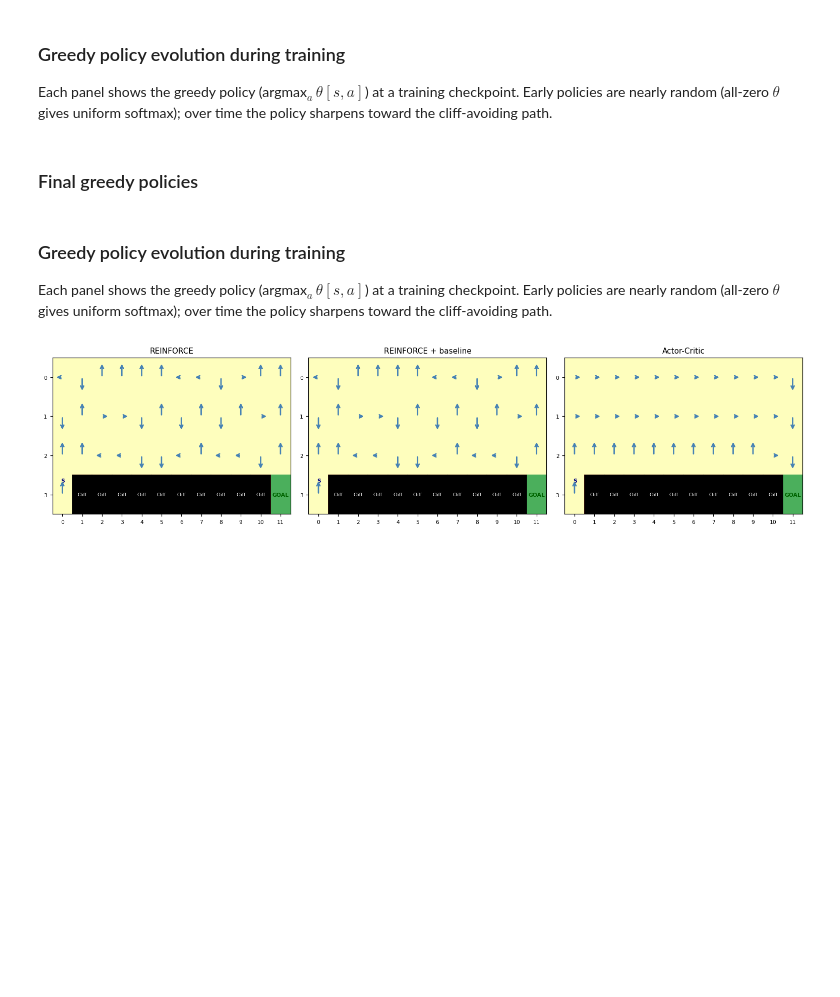
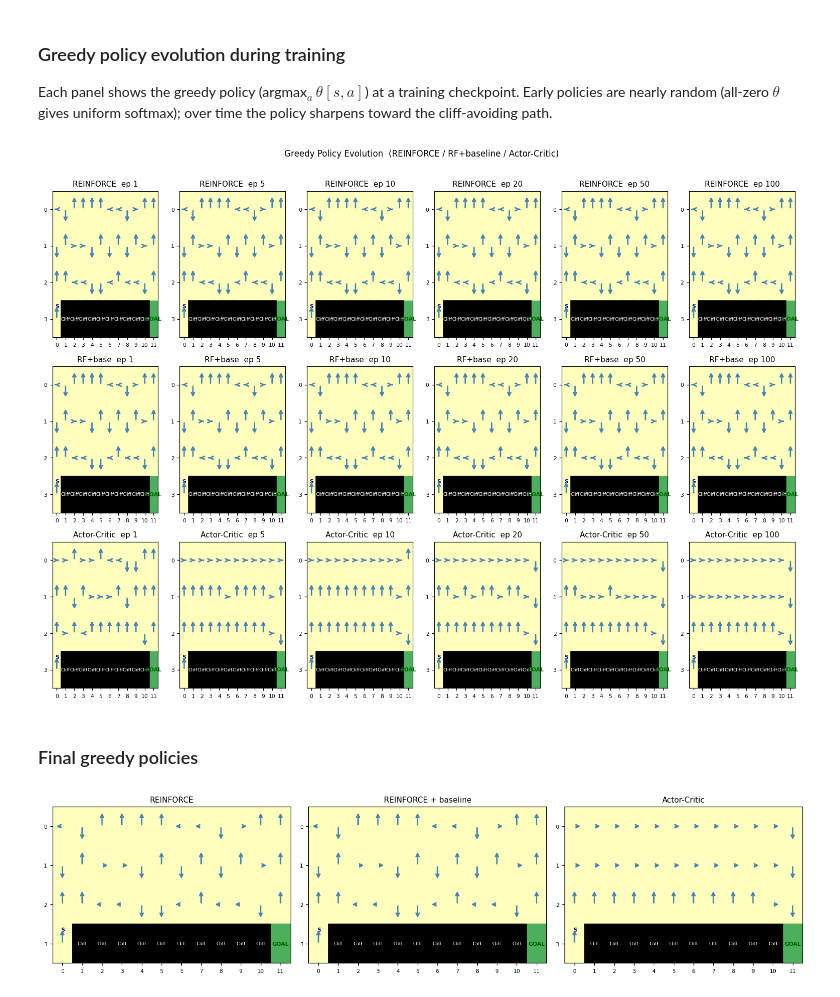
Before and after one commit to ShangtongZhang/CS4771-CS6771-Demo, a Jupyter notebook: cliff.ipynb, the cells around one changed output. Saved outputs shown, nothing was run; the diff lists cells and outputs as text; code cells hidden in the pictures; blank space fills up the shorter version.

```diff
--- a/cliff.ipynb
+++ b/cliff.ipynb
@@ -508,7 +508,7 @@ Running REINFORCE + baseline × 5 seeds …
 Running Actor-Critic × 5 seeds …
 # %%
 # Single-seed snapshot runs for policy evolution (same hyperparams as above)
-PG_SNAP_EPS = [100, 500, 1000, 2000, 5000]
+PG_SNAP_EPS = [1, 5, 10, 20, 50, 100]
 
 print('Running REINFORCE snapshots …')
 _, _, rf_pi_snap = reinforce_snapshots(
@@ -551,14 +551,20 @@ plt.show()
 Each panel shows the greedy policy (argmax$_a\,\theta[s,a]$) at a training checkpoint.
 Early policies are nearly random (all-zero $\theta$ gives uniform softmax); over time the
 policy sharpens toward the cliff-avoiding path.
+# %%
+fig, axes = plt.subplots(3, len(PG_SNAP_EPS), figsize=(14, 10))
+for i, ep in enumerate(PG_SNAP_EPS):
+    plot_policy(rf_pi_snap[ep],  env, title=f"REINFORCE  ep {ep}",    ax=axes[0, i])
+    plot_policy(rfb_pi_snap[ep], env, title=f"RF+base  ep {ep}",      ax=axes[1, i])
+    plot_policy(ac_pi_snap[ep],  env, title=f"Actor-Critic  ep {ep}", ax=axes[2, i])
+fig.suptitle("Greedy Policy Evolution  (REINFORCE / RF+baseline / Actor-Critic)",
+             fontsize=11, y=1.01)
+plt.tight_layout()
+plt.show()
+# %% [output]
+[figure, added]
 # %% [markdown]
 ### Final greedy policies
-# %% [markdown]
-### Greedy policy evolution during training
-
-Each panel shows the greedy policy (argmax$_a\,\theta[s,a]$) at a training checkpoint.
-Early policies are nearly random (all-zero $\theta$ gives uniform softmax); over time the
-policy sharpens toward the cliff-avoiding path.
 # %%
 fig, axes = plt.subplots(1, 3, figsize=(14, 3.5))
 plot_policy(pg['pi_rf'],  env, title="REINFORCE",             ax=axes[0])
```
